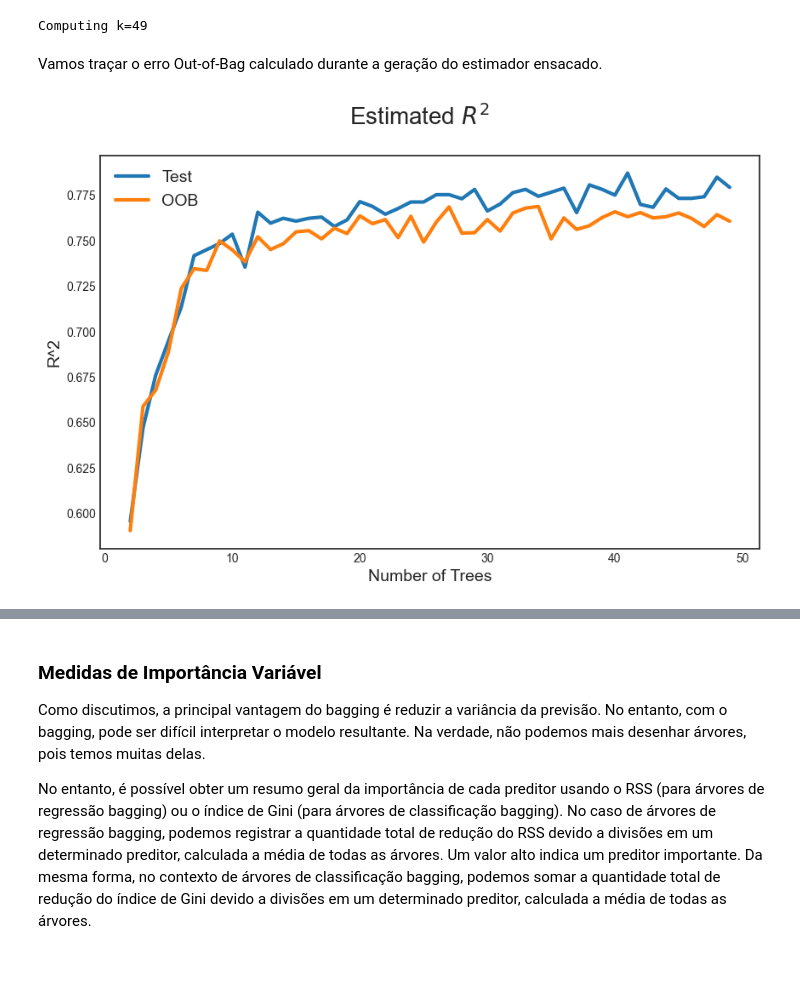
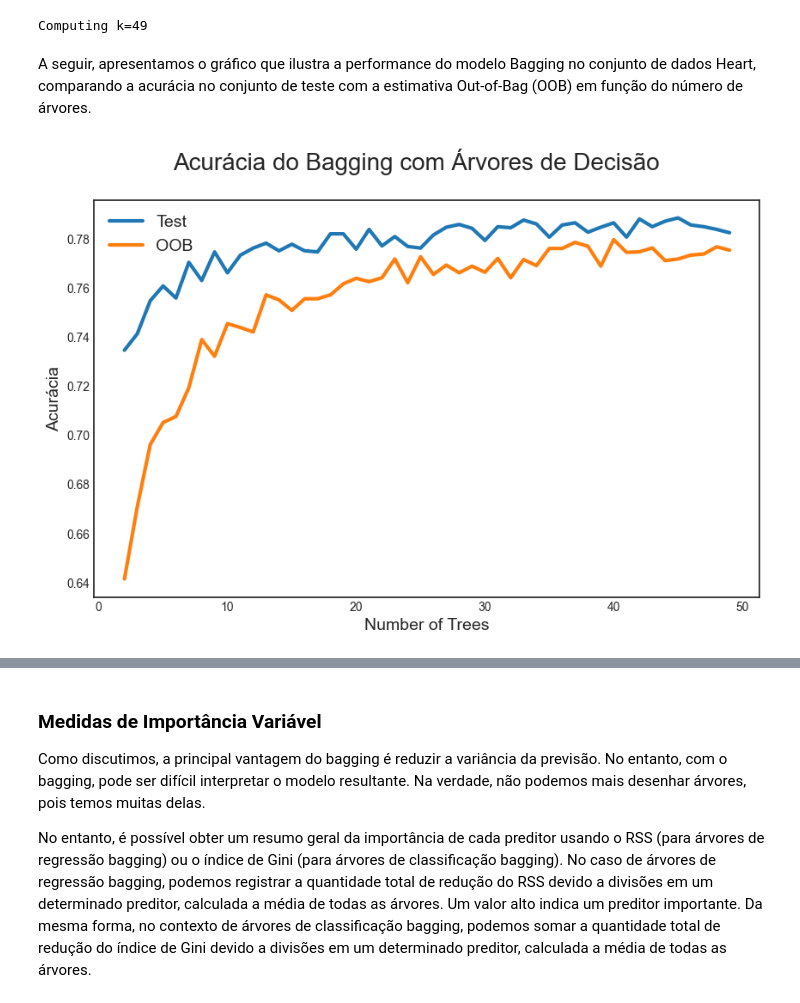
Before and after one commit to Daniel-Uhr/ComputationalEconomics_Notes, a Jupyter notebook: 14_TreeMethods.ipynb, the cells around one changed output, grey strips where cells are left out. Saved outputs shown, nothing was run; the diff lists cells and outputs as text; code cells hidden in the pictures; blank space fills up the shorter version.

```diff
--- a/14_TreeMethods.ipynb
+++ b/14_TreeMethods.ipynb
@@ -642,7 +645,7 @@ for i, k in enumerate(params):
     temp_scores = np.zeros((J,2))
     for j in range(J):
         X2_train, X2_test, y2_train, y2_test = train_test_split(X2, y2, test_size=0.5, random_state=j)
-        bagging = BaggingClassifier(DecisionTreeClassifier(), max_samples=k, oob_score=True)
+        bagging = BaggingClassifier(DecisionTreeClassifier(), n_estimators=k, oob_score=True)
         bagging.fit(X2_train,y2_train)
         temp_scores[j,0] = bagging.score(X2_test, y2_test)
         temp_scores[j,1] = bagging.oob_score_
@@ -652,22 +655,22 @@ for i, k in enumerate(params):
     print("", end="\r")
 # %% [output]
 Computing k=49
-# %% [markdown]
-Vamos traçar o erro Out-of-Bag calculado durante a geração do estimador ensacado.
+# %% [markdown]
+A seguir, apresentamos o gráfico que ilustra a performance do modelo Bagging no conjunto de dados Heart, comparando a acurácia no conjunto de teste com a estimativa Out-of-Bag (OOB) em função do número de árvores.
 # %%
 # Make new figure 1
 def make_new_figure_1():
 
     # Init
     fig, ax = plt.subplots(1,1,figsize=(10,6))
-    fig.suptitle("Estimated $R^2$")
+    fig.suptitle("Acurácia do Bagging com Árvores de Decisão")
 
     # Plot scores
     ax.plot(params, bagging_scores);
     ax.legend(['Test','OOB']);
-    ax.set_xlabel('Number of Trees'); ax.set_ylabel('R^2');
+    ax.set_xlabel('Number of Trees'); ax.set_ylabel('Acurácia');
+
+make_new_figure_1()
+# %% [output]
+[figure, added]
-# %%
-make_new_figure_1()
-# %% [output]
-[figure, removed]
 # %% [markdown]
```
Also changed, not shown: parts of 22 cells of this notebook.
